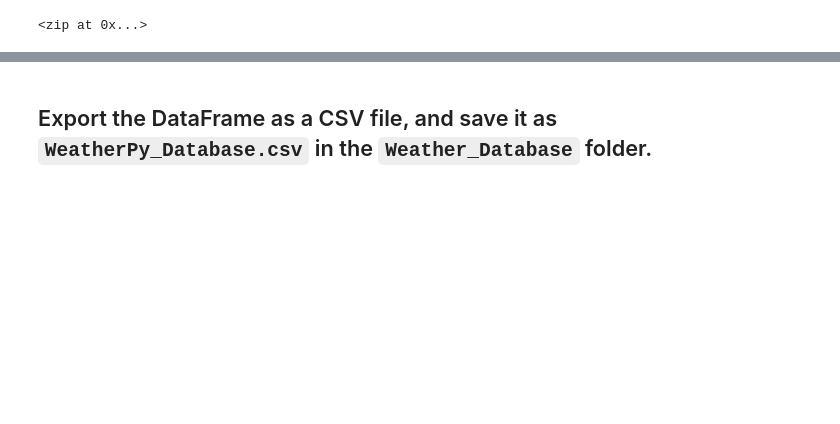
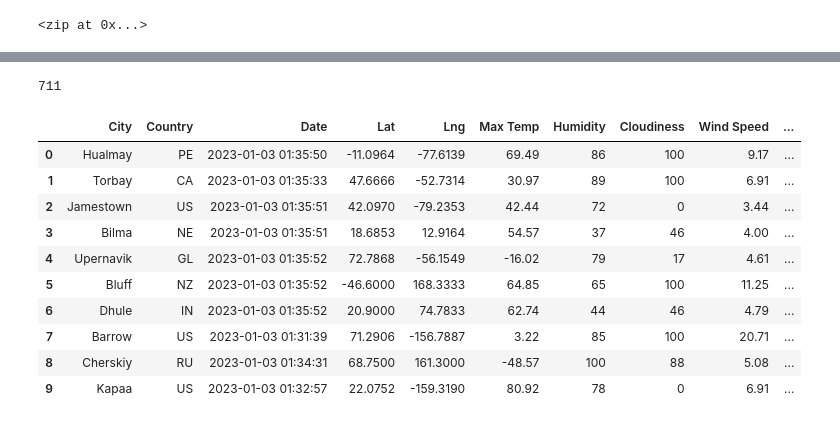
Before and after one commit to davis4a6/World_Weather_Analysis, a Jupyter notebook: Weather_Database/Weather_Database.ipynb, the cells around one changed output, grey strips where cells are left out. Cells and saved outputs as stored; diff of their text form; code cells hidden in the pictures; blank space fills up the shorter version.

Commit message:
Adding Vacation Search and Weather Database

```diff
--- a/Weather_Database/Weather_Database.ipynb
+++ b/Weather_Database/Weather_Database.ipynb
@@ -39,3 +1,19 @@ from citipy import citipy
+# %%
+# Import initial libraries
+import numpy as np
+import pandas as pd
+import matplotlib.pyplot as plt
+import random
+import requests
+from citipy import citipy
+# Import the API key.
+from config import weather_api_key
+# Import the time library and the datetime module from the datetime library
+import time
+from datetime import datetime
+
+# Starting URL for Weather Map API Call.
+BASE_URL = "https://api.openweathermap.org/data/2.5/weather?units=Imperial&appid=" + weather_api_key
 # %%
 # Create a set of random latitude and longitude combinations
 lats = np.random.uniform(low=-90.000, high=90.000, size=2000)
@@ -54,16 +30,13 @@ coordinates = list(lat_lngs)
 # %%
-# Create an empty list for holding the cities
-# YOUR CODE HERE
+# Create a list for holding the cities.
+cities = []
+# Identify the nearest city for each latitude and longitude combination.
+for coordinate in coordinates:
+    city = citipy.nearest_city(coordinate[0], coordinate[1]).city_name
 
-# Use a for loop to identify nearest city for each latitude and longitude combination using the citipy module
-for coordinate in coordinates:
-    # Use the citipy module to identify the nearest city to the current coordinate
-    city = # YOUR CODE HERE
-
-    # If the city is unique, then add it to a our cities list
+    # If the city is unique, then we will add it to the cities list.
     if city not in cities:
-        # YOUR CODE HERE
-
-# Print the city count to confirm sufficient count
-# YOUR CODE HERE
+        cities.append(city)
+# Print the city count to confirm sufficient count.
+len(cities)
 # %% [output]
@@ -231,2 +126,0 @@ dtype: object
-# %% [markdown]
-## Export the DataFrame as a CSV file, and save it as `WeatherPy_Database.csv` in the `Weather_Database` folder.
@@ -238,0 +127,20 @@ dtype: object
+# %%
+len(city_data)
+# %% [output]
+711
+# %%
+# Convert the array of dictionaries to a Pandas DataFrame.
+city_data_df = pd.DataFrame(city_data)
+city_data_df.head(10)
+# %% [output]
+|  | City | Country | Date | Lat | Lng | Max Temp | Humidity | Cloudiness | Wind Speed | ... |
+| 0 | Hualmay | PE | 2023-01-03 01:35:50 | -11.0964 | -77.6139 | 69.49 | 86 | 100 | 9.17 | ... |
+| 1 | Torbay | CA | 2023-01-03 01:35:33 | 47.6666 | -52.7314 | 30.97 | 89 | 100 | 6.91 | ... |
+| 2 | Jamestown | US | 2023-01-03 01:35:51 | 42.0970 | -79.2353 | 42.44 | 72 | 0 | 3.44 | ... |
+| 3 | Bilma | NE | 2023-01-03 01:35:51 | 18.6853 | 12.9164 | 54.57 | 37 | 46 | 4.00 | ... |
+| 4 | Upernavik | GL | 2023-01-03 01:35:52 | 72.7868 | -56.1549 | -16.02 | 79 | 17 | 4.61 | ... |
+| 5 | Bluff | NZ | 2023-01-03 01:35:52 | -46.6000 | 168.3333 | 64.85 | 65 | 100 | 11.25 | ... |
+| 6 | Dhule | IN | 2023-01-03 01:35:52 | 20.9000 | 74.7833 | 62.74 | 44 | 46 | 4.79 | ... |
+| 7 | Barrow | US | 2023-01-03 01:31:39 | 71.2906 | -156.7887 | 3.22 | 85 | 100 | 20.71 | ... |
+| 8 | Cherskiy | RU | 2023-01-03 01:34:31 | 68.7500 | 161.3000 | -48.57 | 100 | 88 | 5.08 | ... |
+| 9 | Kapaa | US | 2023-01-03 01:32:57 | 22.0752 | -159.3190 | 80.92 | 78 | 0 | 6.91 | ... |
```
Also changed, not shown: parts of 19 cells of this notebook, 9 other files.
